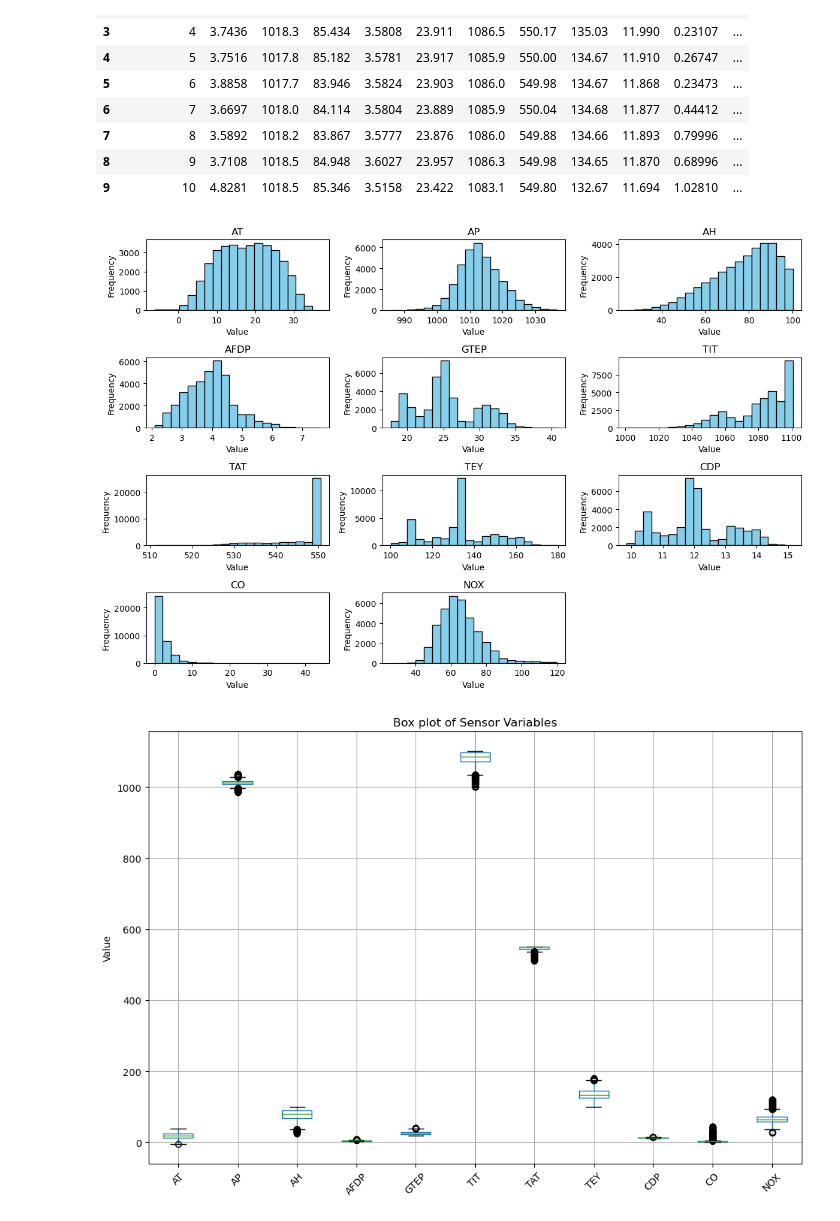
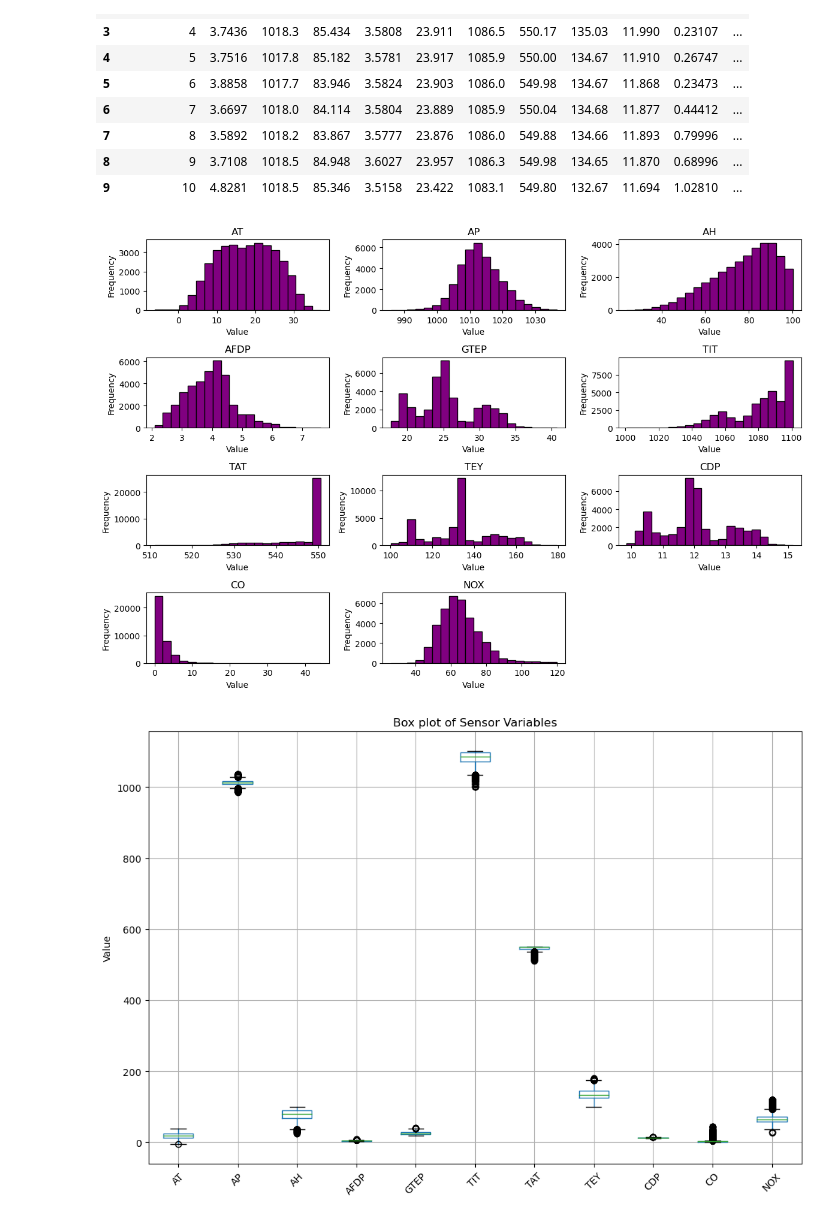
Before and after one commit to 2021402/CA1-Sem-2-MSc-in-Data-Analytics-, a Jupyter notebook: Long Short-Term Memory (LSTM) Networks.ipynb, the cells around one changed output. Cells and saved outputs as stored; diff of their text form; code cells hidden in the pictures.

```diff
--- a/Long Short-Term Memory (LSTM) Networks.ipynb
+++ b/Long Short-Term Memory (LSTM) Networks.ipynb
@@ -76,18 +76,18 @@ sensor_variables = ['AT', 'AP', 'AH', 'AFDP', 'GTEP', 'TIT', 'TAT', 'TEY', 'CDP'
 # %%
 # Plot histograms for each sensor variable
 
 plt.figure(figsize=(12, 8))
 for i, var in enumerate(sensor_variables, start=1):
     plt.subplot(4, 3, i)
-    plt.hist(data[var], bins=20, color='skyblue', edgecolor='black')
+    plt.hist(data[var], bins=20, color='purple', edgecolor='black')
     plt.title(var)
     plt.xlabel('Value')
     plt.ylabel('Frequency')
 
 plt.tight_layout()
 plt.show()
 # %% [output]
-[figure, old version]
+[figure, new version]
 # %%
 # Plot box plots for each sensor variable
 plt.figure(figsize=(12, 8))
```
Also changed, not shown: parts of 5 cells of this notebook.
